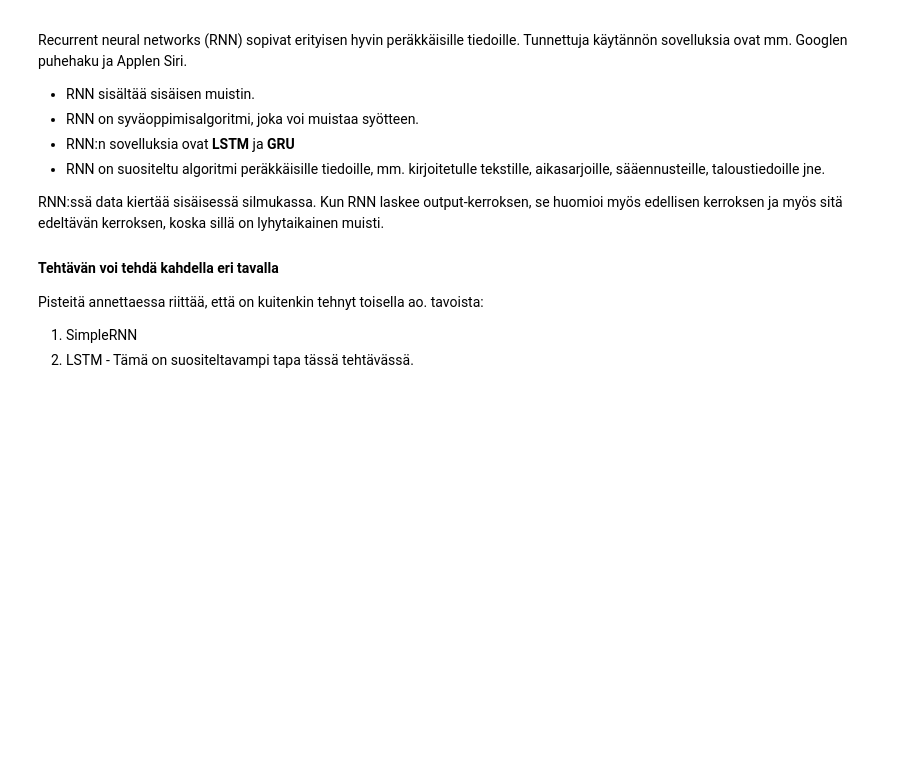
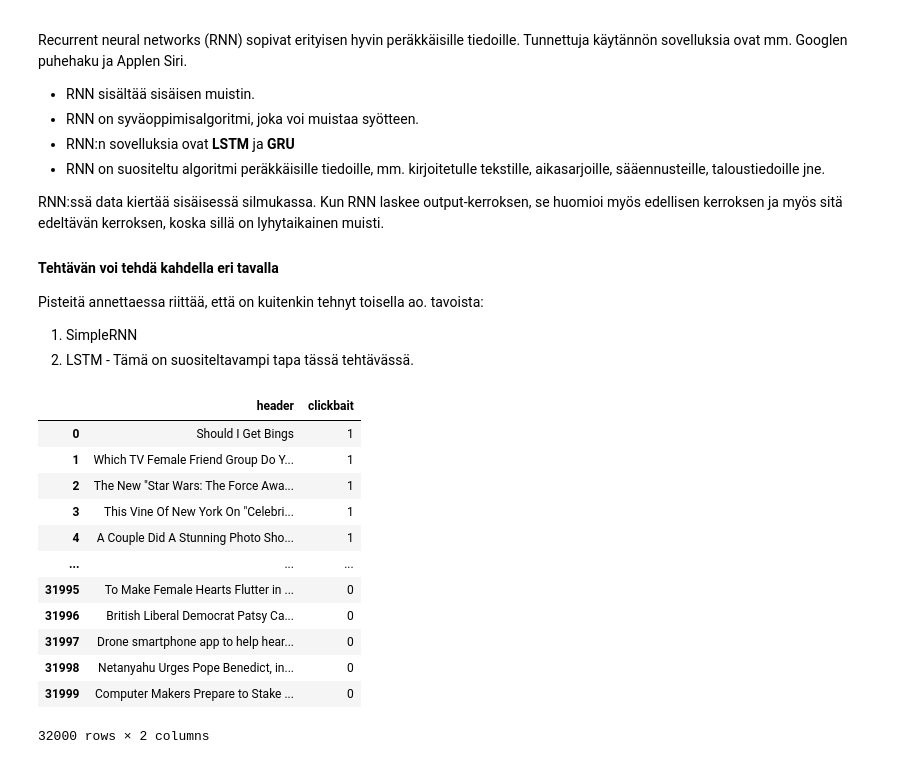
Before and after one commit to iinai/deep-learning, a Jupyter notebook: osa_3/osa3_tehtavat.ipynb, the cells around one changed output. Cells and saved outputs as stored; diff of their text form; code cells hidden in the pictures; blank space fills up the shorter version.

```diff
--- a/osa_3/osa3_tehtavat.ipynb
+++ b/osa_3/osa3_tehtavat.ipynb
@@ -297,0 +305,35 @@ Pisteitä annettaessa riittää, että on kuitenkin tehnyt toisella ao. tavoista
+# %%
+# Luetaan tiedostot dataframeen
+
+def read_data(file_path):
+    with open(file_path, encoding='utf-8') as file:
+        lines = file.read().splitlines()
+    return [header for header in lines if header]
+
+def create_dataframe(headers, label):
+    df = pd.DataFrame({'header': headers, 'clickbait': label})
+    return df
+
+clickbait = read_data('data/clickbait_data.txt')
+non_clickbait = read_data('data/non_clickbait_data.txt')
+
+otsikot_df = pd.concat([
+    create_dataframe(clickbait, 1),
+    create_dataframe(non_clickbait, 0)
+], ignore_index=True)
+# %%
+otsikot_df
+# %% [output]
+|  | header | clickbait |
+| 0 | Should I Get Bings | 1 |
+| 1 | Which TV Female Friend Group Do Y... | 1 |
+| 2 | The New "Star Wars: The Force Awa... | 1 |
+| 3 | This Vine Of New York On "Celebri... | 1 |
+| 4 | A Couple Did A Stunning Photo Sho... | 1 |
+| ... | ... | ... |
+| 31995 | To Make Female Hearts Flutter in ... | 0 |
+| 31996 | British Liberal Democrat Patsy Ca... | 0 |
+| 31997 | Drone smartphone app to help hear... | 0 |
+| 31998 | Netanyahu Urges Pope Benedict, in... | 0 |
+| 31999 | Computer Makers Prepare to Stake ... | 0 |
+32000 rows × 2 columns
```
Also changed, not shown: parts of 11 cells of this notebook.
